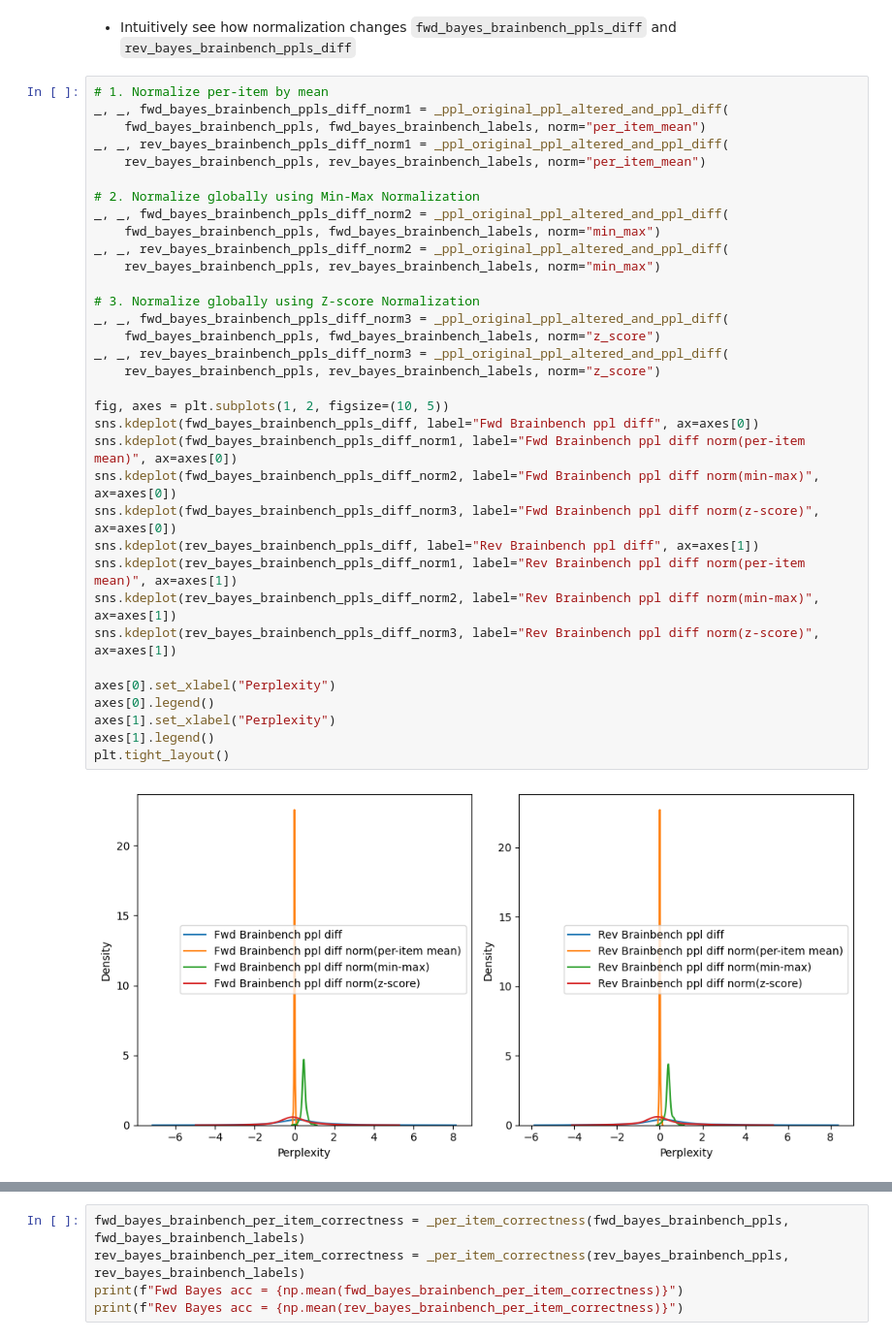
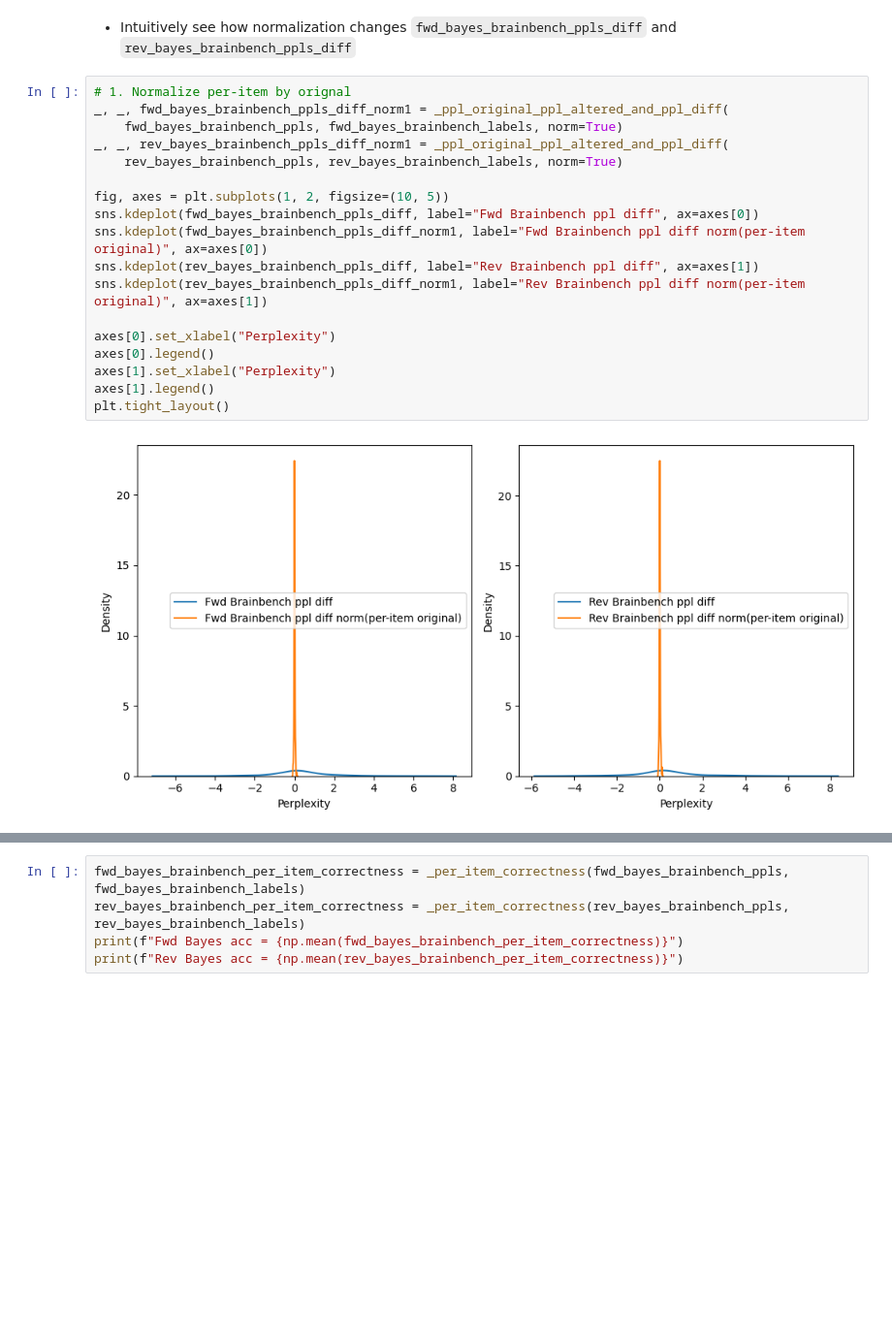
Before and after one commit to braingpt-lovelab/backwards, a Jupyter notebook: analyses/explore_ppl_diff_bayes.ipynb, the cells around one changed output, grey strips where cells are left out. Shown at 97% size. Drawn from its saved outputs; the diff is of its cells as text; blank space fills up the shorter version.

```diff
--- a/analyses/explore_ppl_diff_bayes.ipynb
+++ b/analyses/explore_ppl_diff_bayes.ipynb
@@ -434,38 +387,22 @@ axes[1].legend()
 # %% [markdown]
 * Intuitively see how normalization changes `fwd_bayes_brainbench_ppls_diff` and `rev_bayes_brainbench_ppls_diff`
 # %%
-# 1. Normalize per-item by mean
+# 1. Normalize per-item by orignal
 _, _, fwd_bayes_brainbench_ppls_diff_norm1 = _ppl_original_ppl_altered_and_ppl_diff(
-    fwd_bayes_brainbench_ppls, fwd_bayes_brainbench_labels, norm="per_item_mean")
+    fwd_bayes_brainbench_ppls, fwd_bayes_brainbench_labels, norm=True)
 _, _, rev_bayes_brainbench_ppls_diff_norm1 = _ppl_original_ppl_altered_and_ppl_diff(
-    rev_bayes_brainbench_ppls, rev_bayes_brainbench_labels, norm="per_item_mean")
-
-# 2. Normalize globally using Min-Max Normalization
-_, _, fwd_bayes_brainbench_ppls_diff_norm2 = _ppl_original_ppl_altered_and_ppl_diff(
-    fwd_bayes_brainbench_ppls, fwd_bayes_brainbench_labels, norm="min_max")
-_, _, rev_bayes_brainbench_ppls_diff_norm2 = _ppl_original_ppl_altered_and_ppl_diff(
-    rev_bayes_brainbench_ppls, rev_bayes_brainbench_labels, norm="min_max")
-
-# 3. Normalize globally using Z-score Normalization
-_, _, fwd_bayes_brainbench_ppls_diff_norm3 = _ppl_original_ppl_altered_and_ppl_diff(
-    fwd_bayes_brainbench_ppls, fwd_bayes_brainbench_labels, norm="z_score")
-_, _, rev_bayes_brainbench_ppls_diff_norm3 = _ppl_original_ppl_altered_and_ppl_diff(
-    rev_bayes_brainbench_ppls, rev_bayes_brainbench_labels, norm="z_score")
+    rev_bayes_brainbench_ppls, rev_bayes_brainbench_labels, norm=True)
 
 fig, axes = plt.subplots(1, 2, figsize=(10, 5))
 sns.kdeplot(fwd_bayes_brainbench_ppls_diff, label="Fwd Brainbench ppl diff", ax=axes[0])
-sns.kdeplot(fwd_bayes_brainbench_ppls_diff_norm1, label="Fwd Brainbench ppl diff norm(per-item mean)", ax=axes[0])
-sns.kdeplot(fwd_bayes_brainbench_ppls_diff_norm2, label="Fwd Brainbench ppl diff norm(min-max)", ax=axes[0])
-sns.kdeplot(fwd_bayes_brainbench_ppls_diff_norm3, label="Fwd Brainbench ppl diff norm(z-score)", ax=axes[0])
+sns.kdeplot(fwd_bayes_brainbench_ppls_diff_norm1, label="Fwd Brainbench ppl diff norm(per-item original)", ax=axes[0])
 sns.kdeplot(rev_bayes_brainbench_ppls_diff, label="Rev Brainbench ppl diff", ax=axes[1])
-sns.kdeplot(rev_bayes_brainbench_ppls_diff_norm1, label="Rev Brainbench ppl diff norm(per-item mean)", ax=axes[1])
-sns.kdeplot(rev_bayes_brainbench_ppls_diff_norm2, label="Rev Brainbench ppl diff norm(min-max)", ax=axes[1])
-sns.kdeplot(rev_bayes_brainbench_ppls_diff_norm3, label="Rev Brainbench ppl diff norm(z-score)", ax=axes[1])
+sns.kdeplot(rev_bayes_brainbench_ppls_diff_norm1, label="Rev Brainbench ppl diff norm(per-item original)", ax=axes[1])
 
 axes[0].set_xlabel("Perplexity")
 axes[0].legend()
 axes[1].set_xlabel("Perplexity")
 axes[1].legend()
 plt.tight_layout()
 # %% [output]
-[figure, old version]
+[figure, new version]
```
Also changed, not shown: parts of 11 cells of this notebook.
